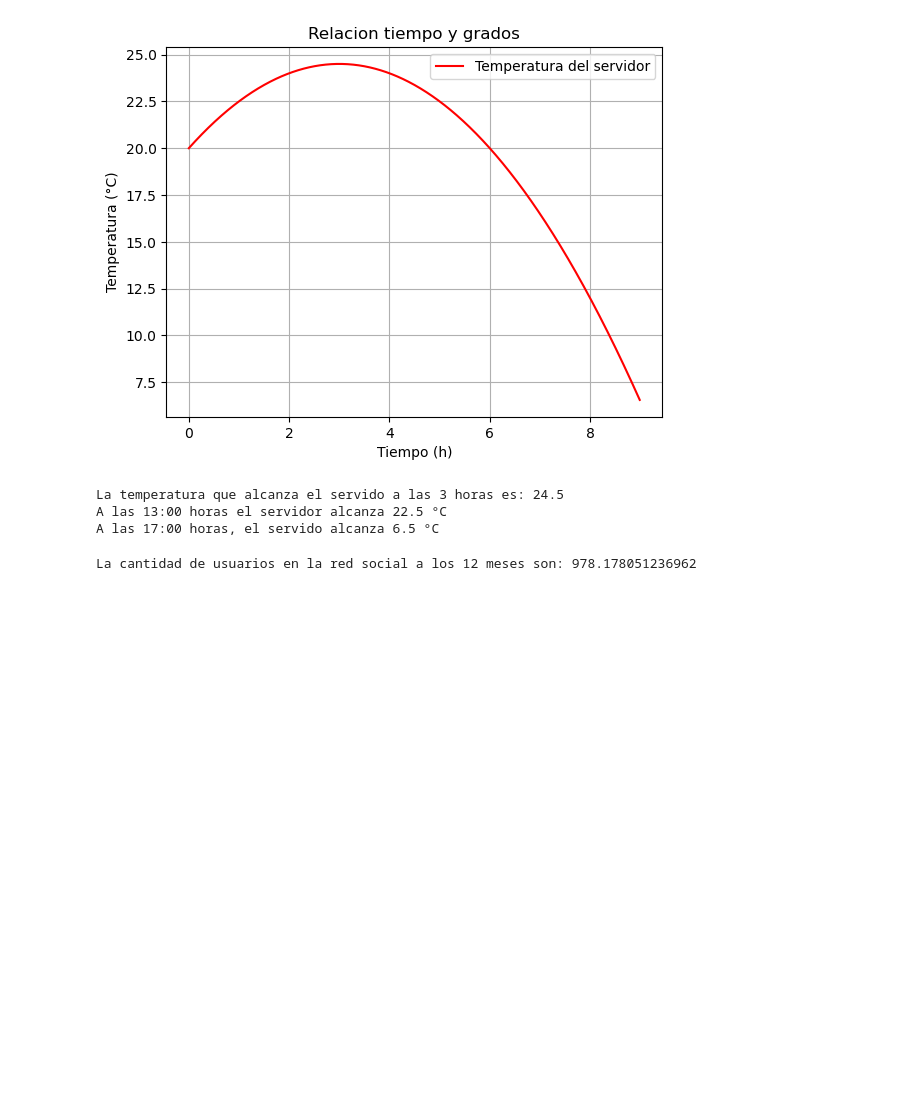
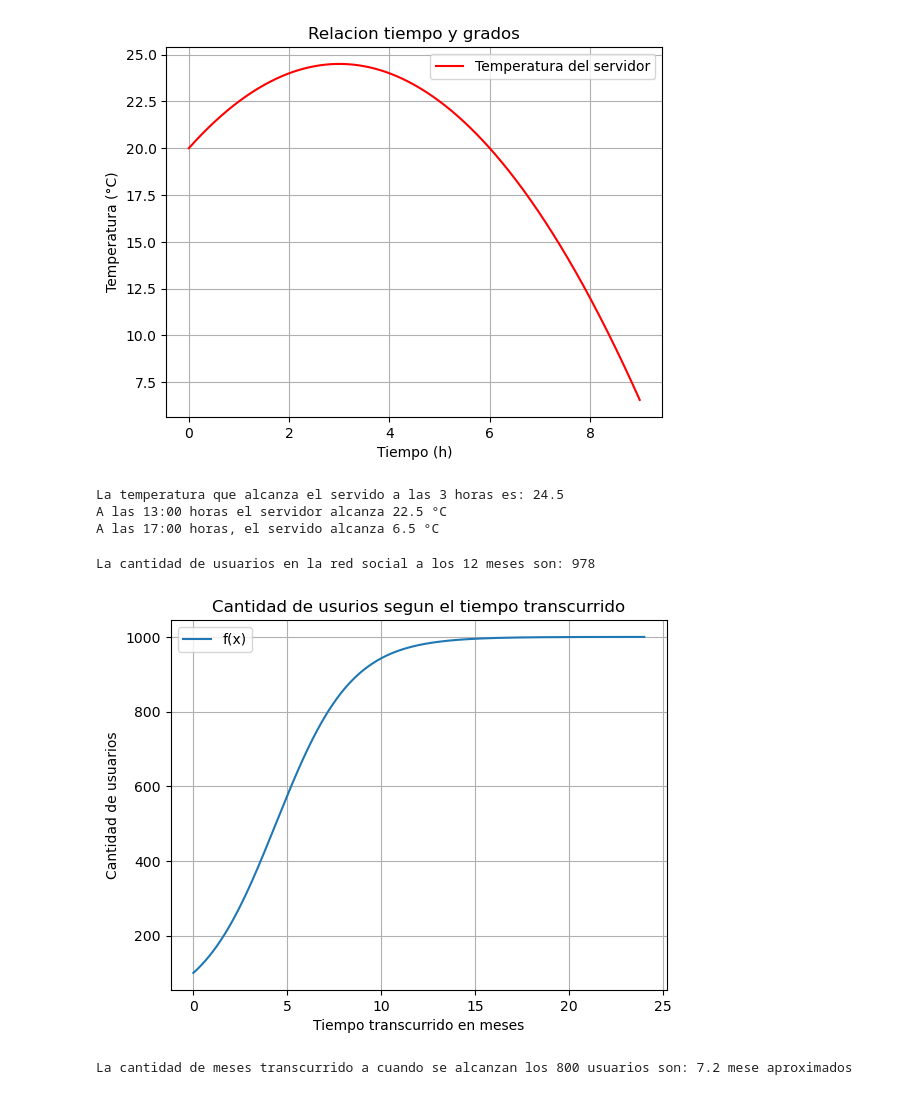
Before and after one commit to kak001/Jupyter, a Jupyter notebook: Funciones + Ejercicio Guia 1.ipynb, the cells around one changed output. Saved outputs shown, nothing was run; the diff lists cells and outputs as text; code cells hidden in the pictures; blank space fills up the shorter version.

```diff
--- a/Funciones + Ejercicio Guia 1.ipynb
+++ b/Funciones + Ejercicio Guia 1.ipynb
@@ -192,22 +192,45 @@ A las 17:00 horas, el servido alcanza 6.5 °C
 # %%
 import matplotlib.pyplot as plt
 import numpy as np
+from scipy.optimize import fsolve
 
 def f(x):
     return 1000 / (1 + 9*np.exp(-0.5*x))
 
 # 1.
 # Varibable dependiente: La cantidad de usuarios f(x)
 # Variable independiente: El tiempo transcurrido en meses x
 
 # 2.
 # Determine la cantidad de usuarios transcurridos 12 meses.
-users : int = 12
-totalUsers = f(users)
+months : int = 12
+totalUsers = f(months)
 
-print(f"La cantidad de usuarios en la red social a los 12 meses son: {totalUsers}")
+print(f"La cantidad de usuarios en la red social a los {months} meses son: {totalUsers:.0f}")
 print()
 
 # 3.
+# Grafique la función, utilizando la librería Matplotlib, para los primeros dos años de funcionamiento.
+x = np.arange(0, 24, 0.01)
+plt.plot(x, f(x), label = 'f(x)')
+plt.title('Cantidad de usurios segun el tiempo transcurrido')
+plt.ylabel('Cantidad de usuarios')
+plt.xlabel('Tiempo transcurrido en meses')
+plt.legend()
+plt.grid(True)
+plt.show()
+
+# 4.
+# ¿Cuánto tiempo debe pasar para que la red social llegue a $800$ usuarios?
+def x(t):
+    return 1000 / (1 + 9*np.exp(-0.5*t)) - 800
+
+t = 0
+sol = fsolve(x, t)
+
+print(f"La cantidad de meses transcurrido a cuando se alcanzan los 800 usuarios son: {sol[0]:.1f} mese aproximados")
+print()
 # %% [output]
-La cantidad de usuarios en la red social a los 12 meses son: 978.178051236962
+La cantidad de usuarios en la red social a los 12 meses son: 978
+[figure, added]
+La cantidad de meses transcurrido a cuando se alcanzan los 800 usuarios son: 7.2 mese aproximados
```
Also changed, not shown: parts of 1 cell of this notebook.
